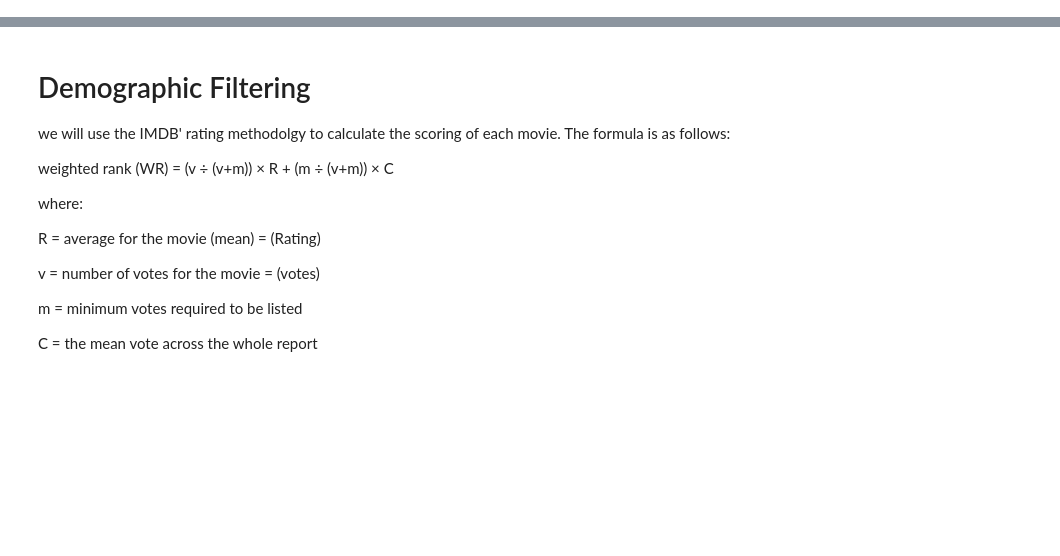
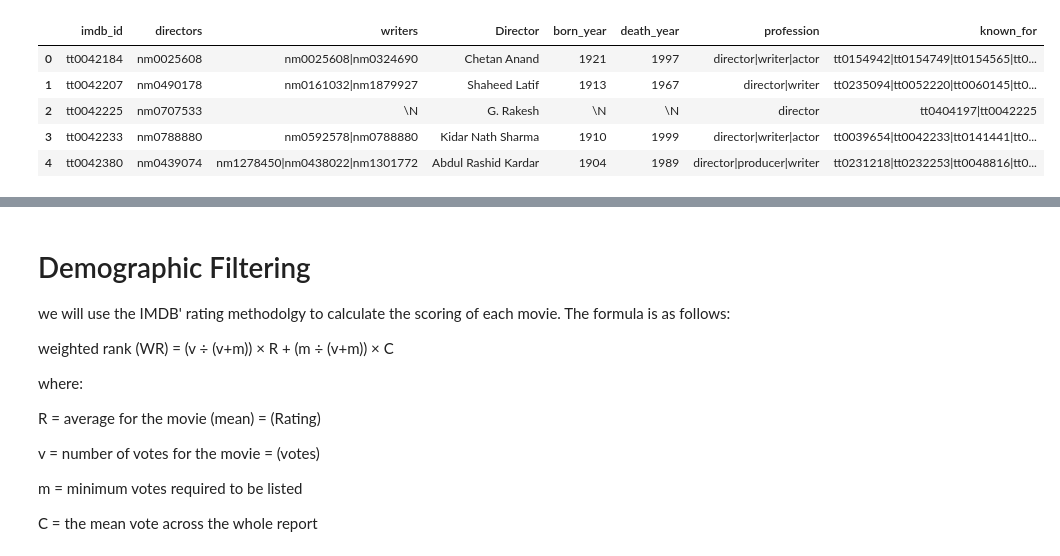
Before and after one commit to msaad1311/Movie-Recommendation-System, a Jupyter notebook: Recommender_System.ipynb, the cells around one changed output, grey strips where cells are left out. Saved outputs shown, nothing was run; the diff lists cells and outputs as text; code cells hidden in the pictures; blank space fills up the shorter version.

```diff
--- a/Recommender_System.ipynb
+++ b/Recommender_System.ipynb
@@ -41,0 +241,3 @@ movies.head()
+# %%
+h_crew1 = read_file('/Users/saad/Desktop/Projects/Movie Recommendation System/Dataset/Bollywood Movies/1950-2019/bollywood_crew_1950-2019.csv')
+h_crew1.head()
@@ -41,0 +251,3 @@ movies.head()
+# %%
+h_crew2 = read_file('/Users/saad/Desktop/Projects/Movie Recommendation System/Dataset/Bollywood Movies/1950-2019/bollywood_crew_data_1950-2019.csv')
+h_crew2.head()
@@ -41,0 +261,11 @@ movies.head()
+# %%
+h_crew2.rename(columns={'crew_id':'directors','name':'Director'},inplace=True)
+h_crew = h_crew1.merge(h_crew2,on='directors',how='left')
+h_crew.head()
+# %% [output]
+|  | imdb_id | directors | writers | Director | born_year | death_year | profession | known_for |
+| 0 | tt0042184 | nm0025608 | nm0025608|nm0324690 | Chetan Anand | 1921 | 1997 | director|writer|actor | tt0154942|tt0154749|tt0154565|tt0... |
+| 1 | tt0042207 | nm0490178 | nm0161032|nm1879927 | Shaheed Latif | 1913 | 1967 | director|writer | tt0235094|tt0052220|tt0060145|tt0... |
+| 2 | tt0042225 | nm0707533 | \N | G. Rakesh | \N | \N | director | tt0404197|tt0042225 |
+| 3 | tt0042233 | nm0788880 | nm0592578|nm0788880 | Kidar Nath Sharma | 1910 | 1999 | director|writer|actor | tt0039654|tt0042233|tt0141441|tt0... |
+| 4 | tt0042380 | nm0439074 | nm1278450|nm0438022|nm1301772 | Abdul Rashid Kardar | 1904 | 1989 | director|producer|writer | tt0231218|tt0232253|tt0048816|tt0... |
```
Also changed, not shown: parts of 45 cells of this notebook, 29 other files.
